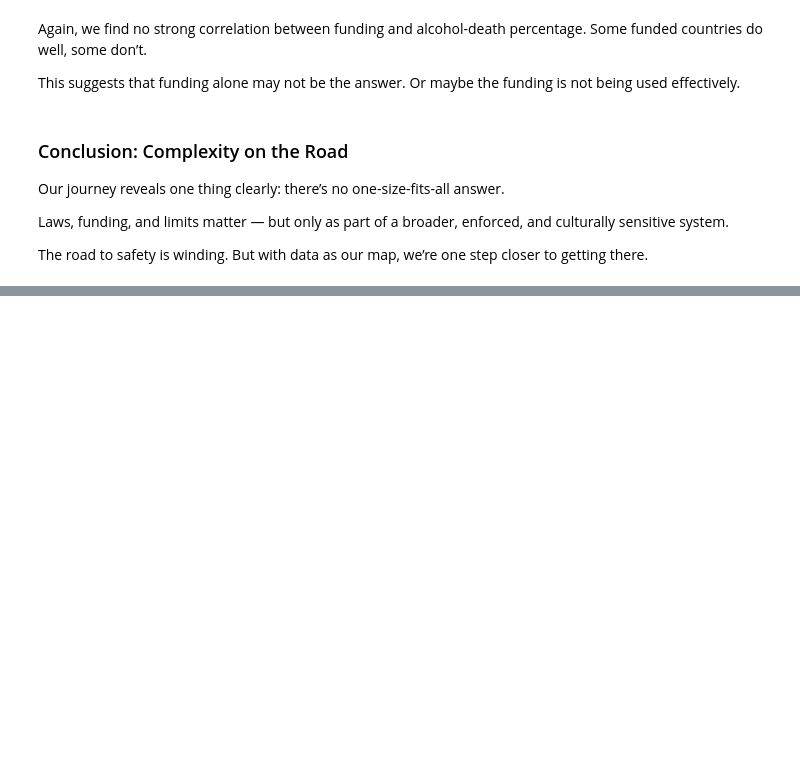
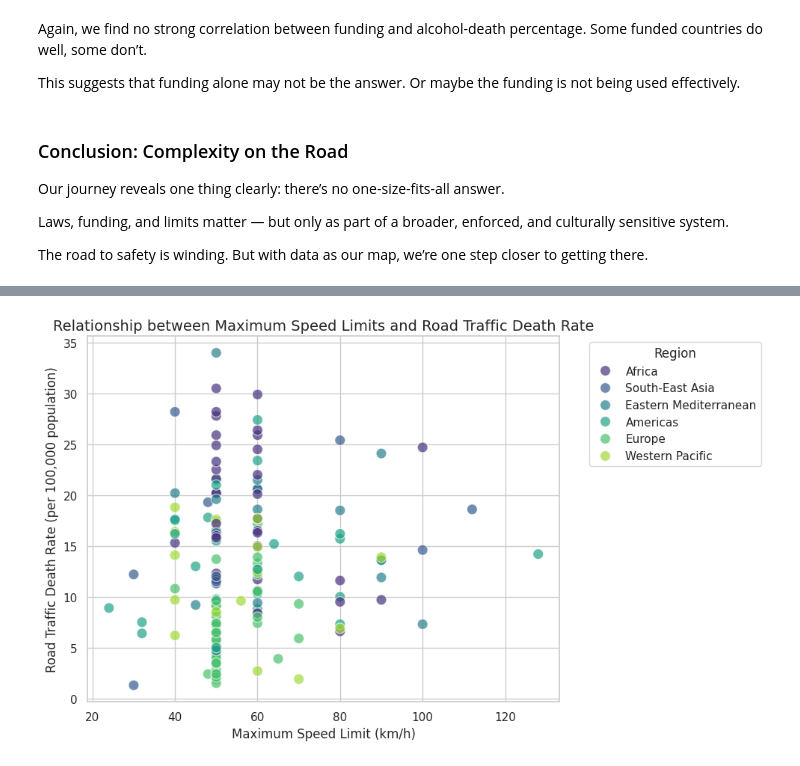
Before and after one commit to samarth2015/writing_assignment, a Jupyter notebook: Road_safety.ipynb, the cells around one changed output, grey strips where cells are left out. Drawn from its saved outputs; the diff is of its cells as text; code cells hidden in the pictures; blank space fills up the shorter version.

Commit message:
Telephone access and max speed done

```diff
--- a/Road_safety.ipynb
+++ b/Road_safety.ipynb
@@ -905,0 +845,74 @@ The road to safety is winding. But with data as our map, we’re one step closer
+# %%
+# Import necessary libraries
+import pandas as pd
+import numpy as np
+import matplotlib.pyplot as plt
+import seaborn as sns
+
+# Load the datasets
+
+df = pd.read_csv('merged_dataset.csv')
+maximum_speed_limits = df[df['Type'].isin(['Maximum speed limits'])]
+estimated_road_traffic_death_rate = df[df['Type'].isin(['Estimated road traffic death rate (per 100 000 population)'])]
+# Define a function to clean and extract numeric values from the 'Value' column
+def clean_speed_limit(value):
+    if isinstance(value, str):
+        if '-' in value:  # Handle ranges like "20 - 70"
+            return float(value.split('-')[-1].strip())
+        elif value.strip() in ['?', '_']:  # Handle invalid entries
+            return np.nan
+    try:
+        return float(value)
+    except ValueError:
+        return np.nan
+
+# Apply the cleaning function to both datasets
+maximum_speed_limits['Value'] = maximum_speed_limits['Value'].apply(clean_speed_limit)
+estimated_road_traffic_death_rate['Value'] = estimated_road_traffic_death_rate['Value'].apply(clean_speed_limit)
+
+# Convert to numeric explicitly (in case cleaning left some strings)
+maximum_speed_limits['Value'] = pd.to_numeric(maximum_speed_limits['Value'], errors='coerce')
+estimated_road_traffic_death_rate['Value'] = pd.to_numeric(estimated_road_traffic_death_rate['Value'], errors='coerce')
+
+
+# Merge the two datasets on 'Country_Code'
+merged_data = pd.merge(
+    maximum_speed_limits[['Country_Code', 'Value', 'Global_Location_Name']],
+    estimated_road_traffic_death_rate[['Country_Code', 'Value']],
+    on='Country_Code',
+    suffixes=('_Max_Speed_Limit', '_Death_Rate')
+)
+
+# Rename columns for clarity
+merged_data.rename(columns={
+    'Value_Max_Speed_Limit': 'Max_Speed_Limit',
+    'Value_Death_Rate': 'Death_Rate'
+}, inplace=True)
+
+# Drop rows with missing or invalid data
+merged_data.dropna(subset=['Max_Speed_Limit', 'Death_Rate'], inplace=True)
+
+# Plot the relationship
+plt.figure(figsize=(10, 6))
+sns.scatterplot(
+    data=merged_data,
+    x='Max_Speed_Limit',
+    y='Death_Rate',
+    hue='Global_Location_Name',
+    palette='viridis',
+    s=100,           # Increase point size
+    alpha=0.7        # Add transparency
+)
+
+# Add labels and title
+plt.title('Relationship between Maximum Speed Limits and Road Traffic Death Rate', fontsize=14)
+plt.xlabel('Maximum Speed Limit (km/h)', fontsize=12)
+plt.ylabel('Road Traffic Death Rate (per 100,000 population)', fontsize=12)
+plt.legend(title='Region', bbox_to_anchor=(1.05, 1), loc='upper left')
+plt.grid(True)
+plt.tight_layout()
+
+# Show the plot
+plt.show()
+# %% [output]
+[figure, added]
```
Also changed, not shown: parts of 12 cells of this notebook.
